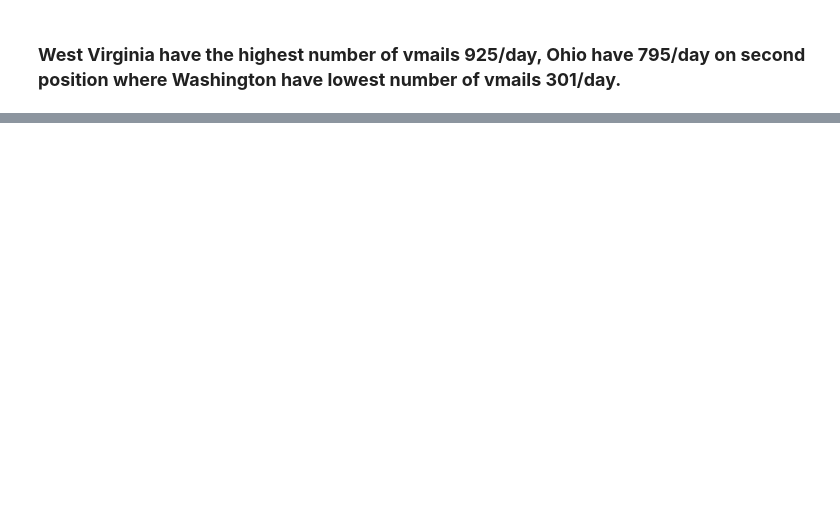
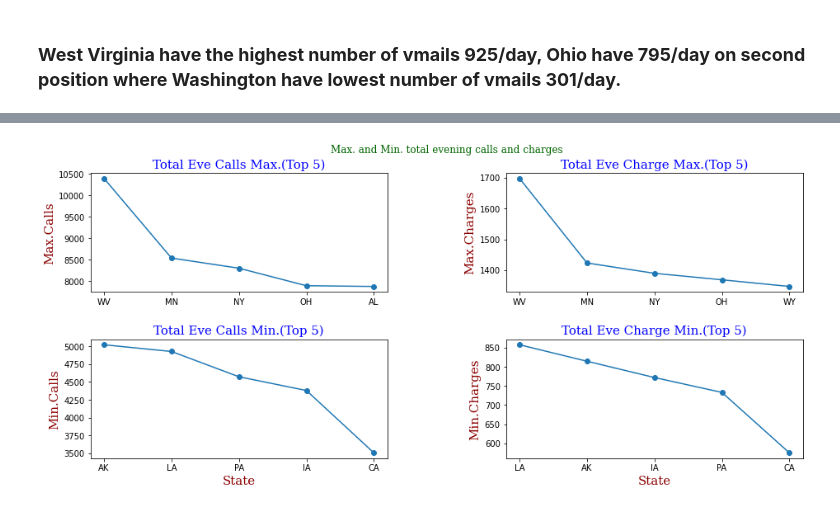
Before and after one commit to Gauravgade3/Telecom-Churn-Analysis, a Jupyter notebook: Telecom_Churn_Analysis_.ipynb, the cells around one changed output, grey strips where cells are left out. Cells and saved outputs as stored; diff of their text form; code cells hidden in the pictures; blank space fills up the shorter version.

```diff
--- a/Telecom_Churn_Analysis_.ipynb
+++ b/Telecom_Churn_Analysis_.ipynb
@@ -296,0 +396,6 @@ Text(0.5, 1.0, 'Number of vmail through different states per day')
+# %%
+# Exploring max. and min. total eve calls
+total_eve_calls_max=df.groupby('State')['Total eve calls'].sum().sort_values(ascending=False).head()
+total_eve_calls_min=df.groupby('State')['Total eve calls'].sum().sort_values(ascending=False).tail()
+print(total_eve_calls_max)
+print(total_eve_calls_min)
@@ -296,0 +417,6 @@ Text(0.5, 1.0, 'Number of vmail through different states per day')
+# %%
+# Exploring max. and min. total eve charges
+total_eve_charge_max=df.groupby('State')['Total eve charge'].sum().sort_values(ascending=False).head()
+print(total_eve_charge_max)
+total_eve_charge_min=df.groupby('State')['Total eve charge'].sum().sort_values(ascending=False).tail()
+print(total_eve_charge_min)
@@ -296,0 +438,33 @@ Text(0.5, 1.0, 'Number of vmail through different states per day')
+# %%
+# Subplots for max. and min. total eve calls and charges
+
+# Max.Calls
+plt.subplot(2,2,1)
+plt.plot(total_eve_calls_max,marker='o')
+plt.title('Total Eve Calls Max.(Top 5)',fontdict=font1)
+plt.ylabel('Max.Calls',fontdict=font2)
+
+# Max. Charges
+plt.subplot(2,2,2)
+plt.plot(total_eve_charge_max,marker='o')
+plt.title('Total Eve Charge Max.(Top 5)',fontdict=font1)
+plt.ylabel('Max.Charges',fontdict=font2)
+
+# Min. Calls
+plt.subplot(2,2,3)
+plt.plot(total_eve_calls_min,marker='o')
+plt.xlabel('State',fontdict=font2)
+plt.title('Total Eve Calls Min.(Top 5)',fontdict=font1)
+plt.ylabel('Min.Calls',fontdict=font2)
+
+# Min. Charges
+plt.subplot(2,2,4)
+plt.plot(total_eve_charge_min,marker='o')
+plt.xlabel('State',fontdict=font2)
+plt.title('Total Eve Charge Min.(Top 5)',fontdict=font1)
+plt.ylabel('Min.Charges',fontdict=font2)
+plt.suptitle('Max. and Min. total evening calls and charges',fontdict=font3)
+
+plt.subplots_adjust(left=0.1, bottom=0.1, right=0.9, top=0.9, wspace=0.4, hspace=0.4)
+# %% [output]
+[figure, added]
```
Also changed, not shown: parts of 20 cells of this notebook.
